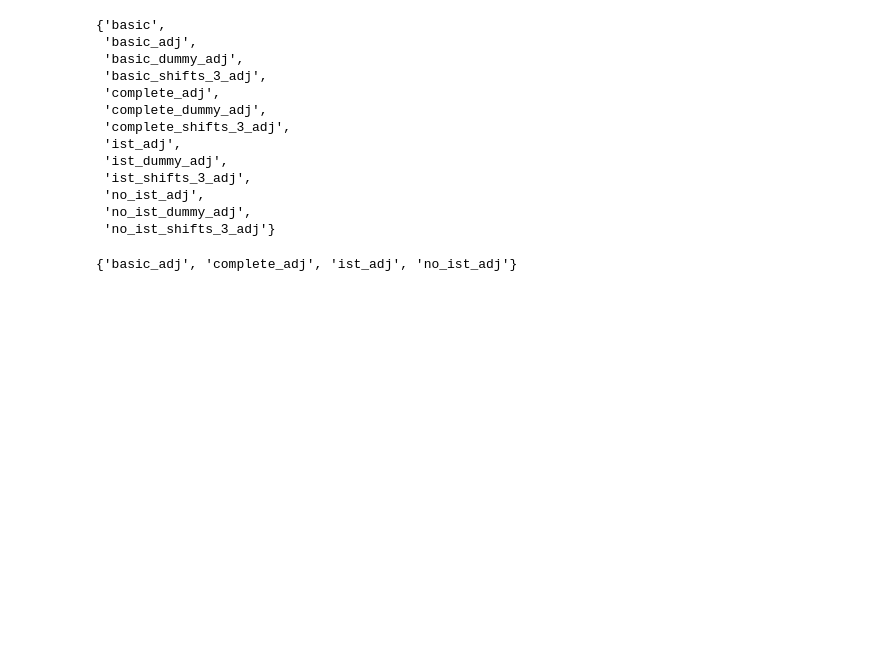
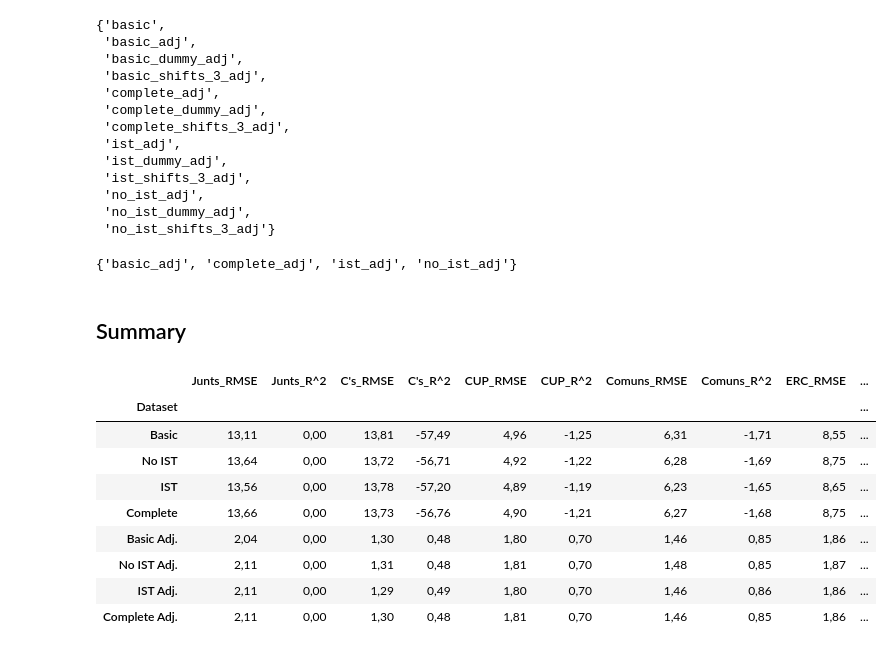
Before and after one commit to guillempla/catalan-elections-forecasting, a Jupyter notebook: src/study_data/study-results.ipynb, the cells around one changed output. Drawn from its saved outputs; the diff is of its cells as text; code cells hidden in the pictures; blank space fills up the shorter version.

Commit message:
Add summary tables

```diff
--- a/src/study_data/study-results.ipynb
+++ b/src/study_data/study-results.ipynb
@@ -904,3 +920,55 @@ best_of_best_datasets = (
 best_of_best_datasets
 # %% [output]
 {'basic_adj', 'complete_adj', 'ist_adj', 'no_ist_adj'}
+# %% [markdown]
+## Summary
+# %%
+def summary_dataframe(df):
+    # Drop the unwanted columns
+    df = df.drop(columns=['adj', 'dummy', 'shifts', 'type'])
+
+    # Rename the columns
+    # Replace CDC for Junts
+    # Replace OTH for Altres
+    # Replace CS for C's
+    # Replace ECPGUANYEM for Comuns
+    replacements = {
+        'CDC': 'Junts',
+        'OTH': 'Altres',
+        'CS': "C's",
+        'ECPGUANYEM': 'Comuns',
+    }
+    df.columns = df.columns.str.replace('CDC|OTH|CS|ECPGUANYEM', lambda m: replacements[m.group(0)], regex=True)
+
+    # Rename the index
+    df.index = ['Basic', 'Basic Adj.', 'Complete', 'Complete Adj.', 'IST', 'IST Adj.', 'No IST', 'No IST Adj.']
+
+    # Sort the index based on the specified order
+    order = ['Basic', 'No IST', 'IST', 'Complete', 'Basic Adj.', 'No IST Adj.', 'IST Adj.', 'Complete Adj.']
+    df = df.reindex(order)
+
+    # Convert numbers to string with comma as decimal separator and two decimal places
+    df = df.applymap(lambda x: f'{x:.2f}'.replace('.', ','))
+
+    # Rename the index label
+    df.index.name = 'Dataset'
+
+    return df
+# %%
+linear_regression_filtered_df = linear_regression_df[
+    ~linear_regression_df["dummy"] & ~linear_regression_df["shifts"]
+]
+linear_regression_summary_df = summary_dataframe(linear_regression_filtered_df)
+# linear_regression_summary_df = highlight_max_min(linear_regression_summary_df)
+linear_regression_summary_df
+# %% [output]
+|  | Junts_RMSE | Junts_R^2 | C's_RMSE | C's_R^2 | CUP_RMSE | CUP_R^2 | Comuns_RMSE | Comuns_R^2 | ERC_RMSE | ... |
+| Dataset |  |  |  |  |  |  |  |  |  | ... |
+| Basic | 13,11 | 0,00 | 13,81 | -57,49 | 4,96 | -1,25 | 6,31 | -1,71 | 8,55 | ... |
+| No IST | 13,64 | 0,00 | 13,72 | -56,71 | 4,92 | -1,22 | 6,28 | -1,69 | 8,75 | ... |
+| IST | 13,56 | 0,00 | 13,78 | -57,20 | 4,89 | -1,19 | 6,23 | -1,65 | 8,65 | ... |
+| Complete | 13,66 | 0,00 | 13,73 | -56,76 | 4,90 | -1,21 | 6,27 | -1,68 | 8,75 | ... |
+| Basic Adj. | 2,04 | 0,00 | 1,30 | 0,48 | 1,80 | 0,70 | 1,46 | 0,85 | 1,86 | ... |
+| No IST Adj. | 2,11 | 0,00 | 1,31 | 0,48 | 1,81 | 0,70 | 1,48 | 0,85 | 1,87 | ... |
+| IST Adj. | 2,11 | 0,00 | 1,29 | 0,49 | 1,80 | 0,70 | 1,46 | 0,86 | 1,86 | ... |
+| Complete Adj. | 2,11 | 0,00 | 1,30 | 0,48 | 1,81 | 0,70 | 1,46 | 0,85 | 1,86 | ... |
```
Also changed, not shown: parts of 5 cells of this notebook.
